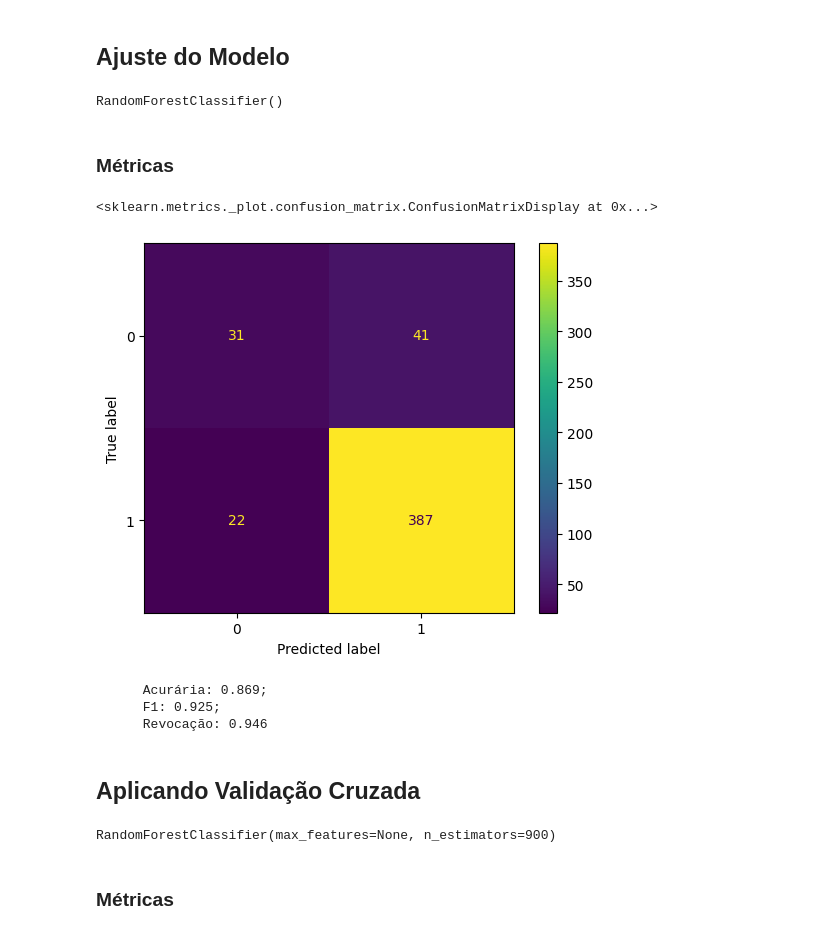
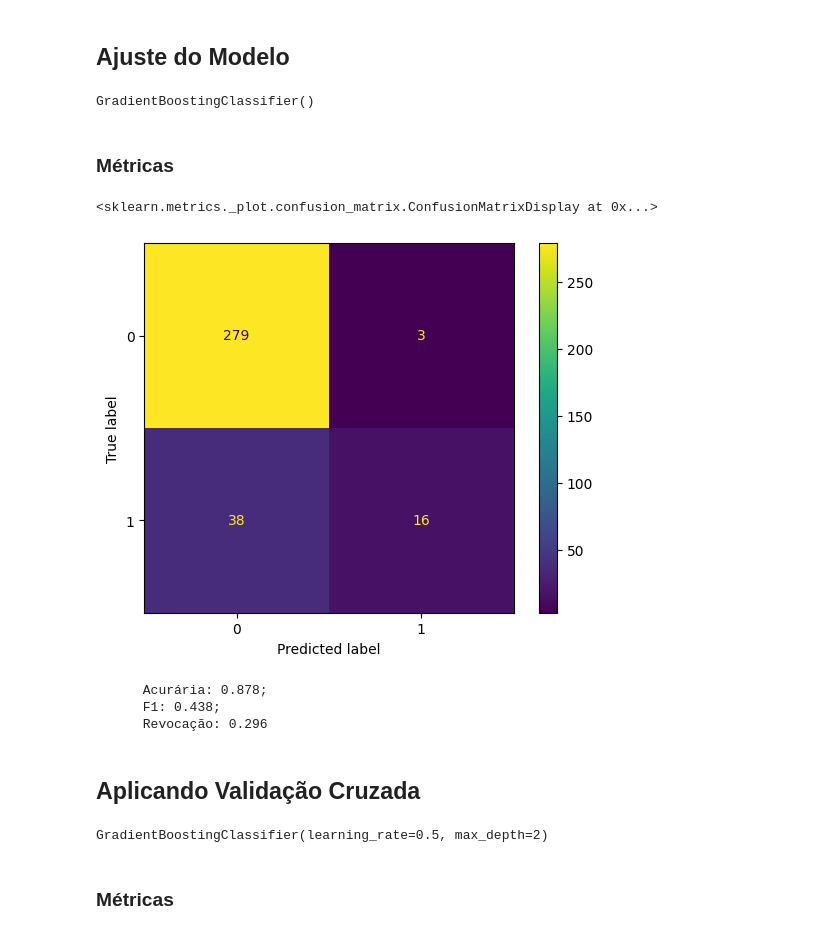
Before and after one commit to PedroRossiGomes/PIBIC, a Jupyter notebook: notebooks/TCU/gradientboostingclassifier.ipynb, the cells around one changed output. Cells and saved outputs as stored; diff of their text form; code cells hidden in the pictures.

```diff
--- a/notebooks/floresta_aleatoria.ipynb
+++ b/notebooks/TCU/gradientboostingclassifier.ipynb
@@ -17,13 +17,16 @@ from sklearn.metrics import accuracy_score, f1_score, recall_score, ConfusionMat
 # %% [markdown]
 ## Leitura do DataFrame
 # %%
-direcao = Path("..") / "data"
+direcao = Path("../..") / "data"
 caminho = direcao / "df_tcu.csv"
 
 df = pd.read_csv(caminho)
 # %%
 #transformando coluna númerica em float64 (no df original encontra-se como str)
 df["materialidade_valor_envolvido"] = pd.to_numeric(df["materialidade_valor_envolvido"], errors= "coerce")
+
+#invertendo os valores da coluna de admissibilidade
+df["admissibilidade_concedida"] = df["admissibilidade_concedida"].replace({0: 1, 1: 0})
 # %%
 var_dependentes = ['admissibilidade_concedida', 'exame_sumario', 'perigo_demora', 'perigo_demora_reverso','plausibilidade_juridica', 'decisao_cautelar', 'oitiva', 'diligencia', 'oitiva_previa', 'merito']
 
@@ -64,6 +67,7 @@ Index(['codigo', 'numeroCompleto', 'numero_only', 'ano', 'siglaTipoProcesso',
 
 df_dummies = pd.get_dummies(df, columns=["categoria_de_proposta"], drop_first=True, dtype=int)
 
+df_dummies = df_dummies.dropna(subset="materialidade_valor_envolvido")
 
 lista_exclusao = [
     'codigo', 'numeroCompleto', 'numero_only', 'ano', 'siglaTipoProcesso',
@@ -92,22 +96,22 @@ X_train, X_test, y_train, y_test = train_test_split(X,y, test_size=0.3, random_s
 # %% [markdown]
 ## Ajuste do Modelo
 # %%
-floresta = RandomForestClassifier()
+gradient_boost = GradientBoostingClassifier()
 
-floresta.fit(X_train, y_train)
+gradient_boost.fit(X_train, y_train)
 
-floresta
+gradient_boost
 # %% [output]
-RandomForestClassifier()
+GradientBoostingClassifier()
 # %% [markdown]
 ### **Métricas**
 # %%
-ConfusionMatrixDisplay.from_estimator(floresta, X_test, y_test)
+ConfusionMatrixDisplay.from_estimator(gradient_boost, X_test, y_test)
 # %% [output]
 <sklearn.metrics._plot.confusion_matrix.ConfusionMatrixDisplay at 0x...>
-[figure, old version]
+[figure, new version]
 # %%
-y_pred = floresta.predict(X_test)
+y_pred = gradient_boost.predict(X_test)
 
 acuracia = accuracy_score(y_test, y_pred)
 F1 = f1_score(y_test, y_pred)
@@ -119,23 +123,23 @@ print(f"""
       Revocação: {round(recall,3)}
       """)
 # %% [output]
-      Acurária: 0.869;
-      F1: 0.925;
-      Revocação: 0.946
+      Acurária: 0.878;
+      F1: 0.438;
+      Revocação: 0.296
 # %% [markdown]
 ## Aplicando Validação Cruzada
 # %%
-parametros = {"n_estimators": [100, 200, 300, 400, 500, 600, 700, 800, 900, 1000] , "max_features": ['sqrt', 'log2', 0.5, None] }
+parametros = {"n_estimators": [100, 200, 500, 1000], "max_depth": [1, 2, 3, 4, 5], "max_leaf_nodes": [None, 10, 20, 30, 50],"learning_rate": [0.01, 0.05, 0.1, 0.2, 0.3, 0.5, 1.0]}
 
-grid = GridSearchCV(floresta, parametros, scoring="roc_auc", cv=5)
+grid = GridSearchCV(gradient_boost, parametros, scoring="roc_auc", cv=5)
 
 grid.fit(X_train, y_train)
 
-floresta_CV = grid.best_estimator_
+gradient_boost_CV = grid.best_estimator_
 
-floresta_CV.fit(X_train, y_train)
+gradient_boost_CV.fit(X_train, y_train)
 # %% [output]
-RandomForestClassifier(max_features=None, n_estimators=900)
+GradientBoostingClassifier(learning_rate=0.5, max_depth=2)
 # %% [markdown]
 ### **Métricas**
 # %%
```
Also changed, not shown: parts of 3 cells of this notebook, 12 other files.
